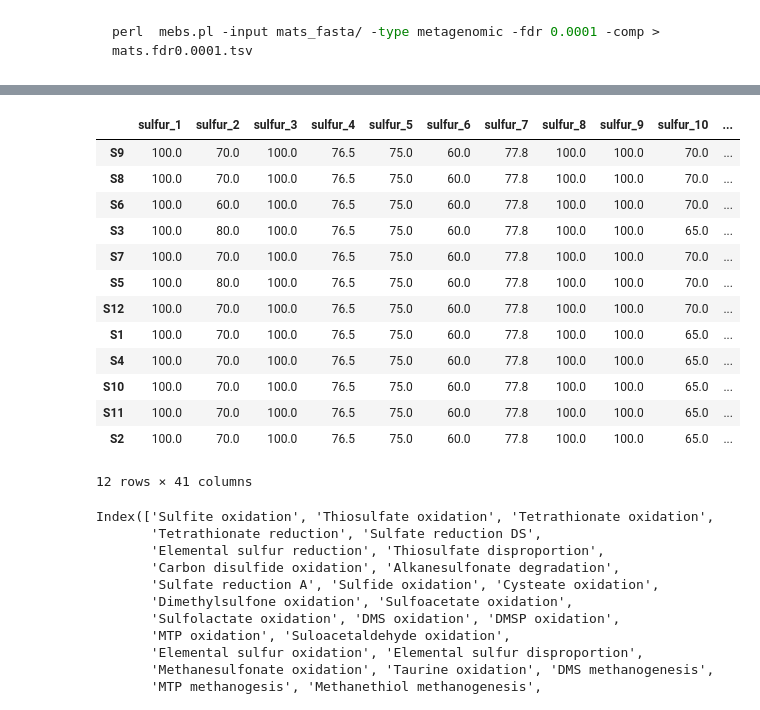
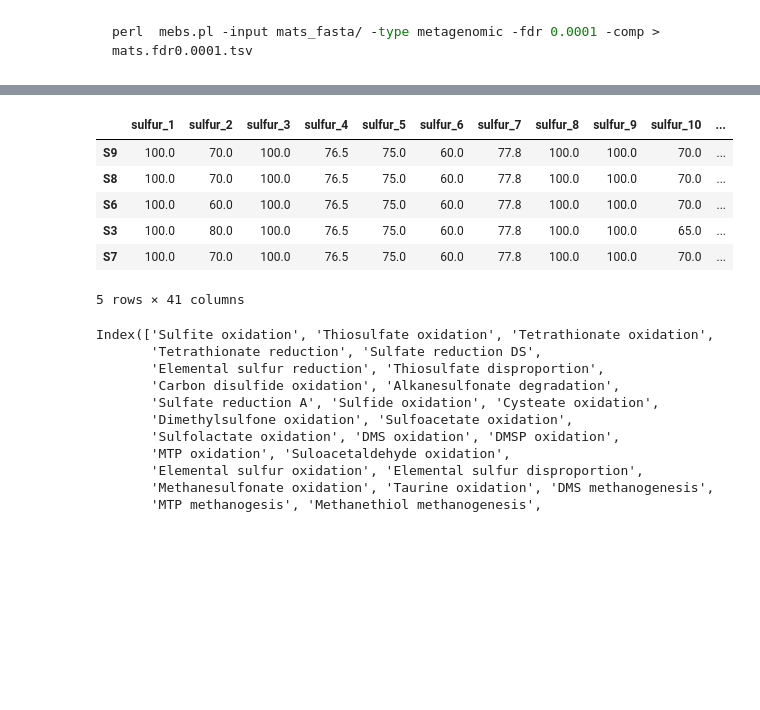
Before and after one commit to valdeanda/Time_series_mats, a Jupyter notebook: scripts/completeness.ipynb, the cells around one changed output, grey strips where cells are left out. Drawn from its saved outputs; the diff is of its cells as text; code cells hidden in the pictures; blank space fills up the shorter version.

```diff
--- a/scripts/completeness.ipynb
+++ b/scripts/completeness.ipynb
@@ -22,5 +23,5 @@ perl  mebs.pl -input mats_fasta/ -type metagenomic -fdr 0.0001 -comp > mats.fdr0
 #%%bash
 #sed  -i 's/_metahit.final.contigs.fa.prodigal.faa//g' ../data/mats.fdr0.0001.tsv
 # %%
-MEBS_mats=pd.read_table("../data/mats.fdr0.0001.tsv", index_col=0, sep="\t")
-MEBS_mats
+#MEBS_mats=pd.read_table("../data/mats.fdr0.0001.tsv", index_col=0, sep="\t")
+MEBS_mats =pd.read_table("../data/allmebs2.2plot.tab", index_col=0, sep="\t")
@@ -42,21 +28,14 @@ MEBS_mats
 # %%
 MEBS_comp=MEBS_mats.drop(['sulfur', 'carbon','oxygen','iron','nitrogen','<sulfur comp>', '<carbon comp>'],axis=1)
-MEBS_comp
+MEBS_comp.head()
 # %% [output]
 |  | sulfur_1 | sulfur_2 | sulfur_3 | sulfur_4 | sulfur_5 | sulfur_6 | sulfur_7 | sulfur_8 | sulfur_9 | sulfur_10 | ... |
 | S9 | 100.0 | 70.0 | 100.0 | 76.5 | 75.0 | 60.0 | 77.8 | 100.0 | 100.0 | 70.0 | ... |
 | S8 | 100.0 | 70.0 | 100.0 | 76.5 | 75.0 | 60.0 | 77.8 | 100.0 | 100.0 | 70.0 | ... |
 | S6 | 100.0 | 60.0 | 100.0 | 76.5 | 75.0 | 60.0 | 77.8 | 100.0 | 100.0 | 70.0 | ... |
 | S3 | 100.0 | 80.0 | 100.0 | 76.5 | 75.0 | 60.0 | 77.8 | 100.0 | 100.0 | 65.0 | ... |
 | S7 | 100.0 | 70.0 | 100.0 | 76.5 | 75.0 | 60.0 | 77.8 | 100.0 | 100.0 | 70.0 | ... |
-| S5 | 100.0 | 80.0 | 100.0 | 76.5 | 75.0 | 60.0 | 77.8 | 100.0 | 100.0 | 70.0 | ... |
-| S12 | 100.0 | 70.0 | 100.0 | 76.5 | 75.0 | 60.0 | 77.8 | 100.0 | 100.0 | 70.0 | ... |
-| S1 | 100.0 | 70.0 | 100.0 | 76.5 | 75.0 | 60.0 | 77.8 | 100.0 | 100.0 | 65.0 | ... |
-| S4 | 100.0 | 70.0 | 100.0 | 76.5 | 75.0 | 60.0 | 77.8 | 100.0 | 100.0 | 65.0 | ... |
-| S10 | 100.0 | 70.0 | 100.0 | 76.5 | 75.0 | 60.0 | 77.8 | 100.0 | 100.0 | 65.0 | ... |
-| S11 | 100.0 | 70.0 | 100.0 | 76.5 | 75.0 | 60.0 | 77.8 | 100.0 | 100.0 | 65.0 | ... |
-| S2 | 100.0 | 70.0 | 100.0 | 76.5 | 75.0 | 60.0 | 77.8 | 100.0 | 100.0 | 65.0 | ... |
-12 rows × 41 columns
+5 rows × 41 columns
 # %%
 MEBS_comp.rename(columns={'sulfur_1': 'Sulfite oxidation',
 'sulfur_2':'Thiosulfate oxidation',
```
Also changed, not shown: parts of 8 cells of this notebook, 2 other files.
